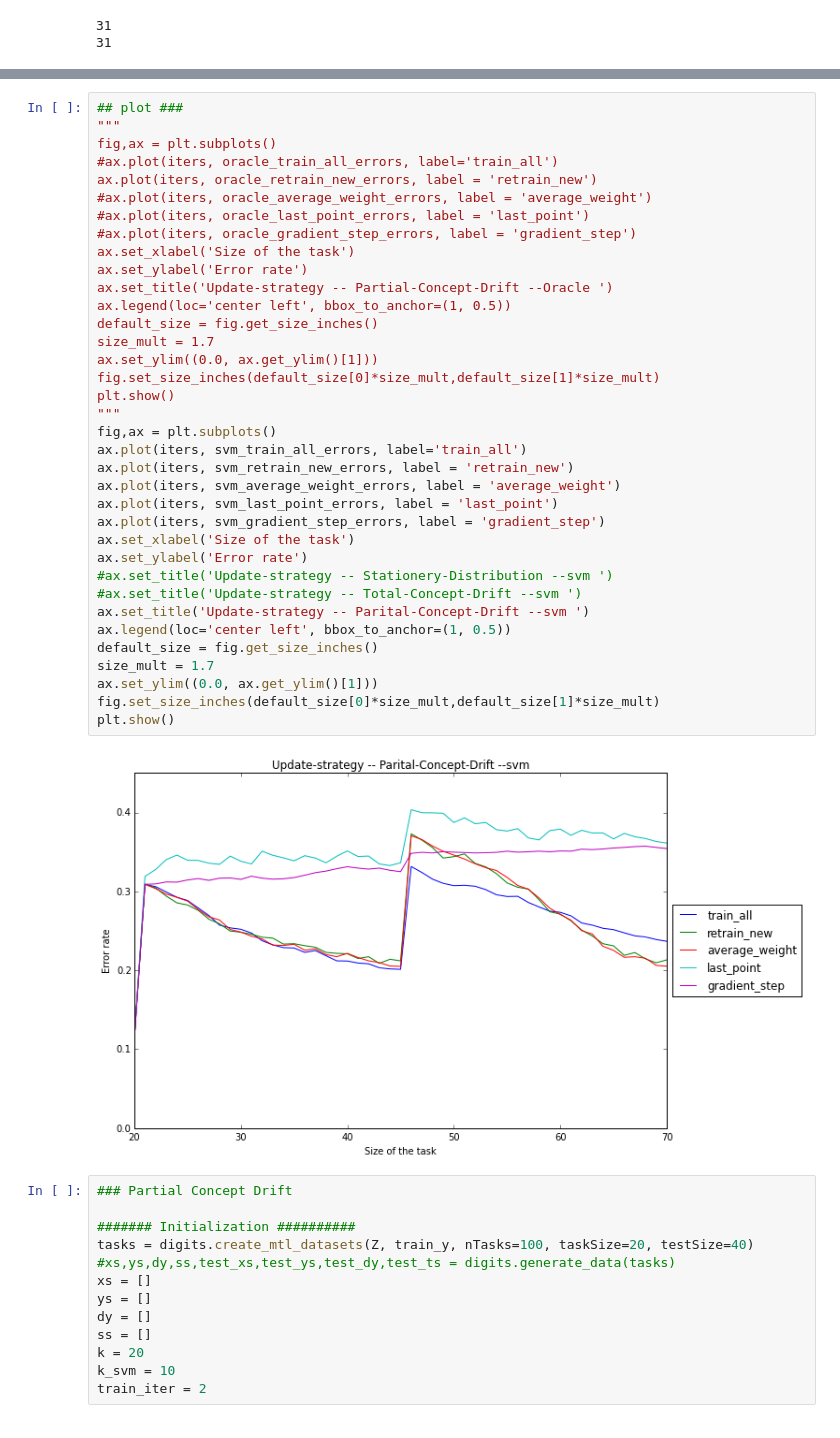
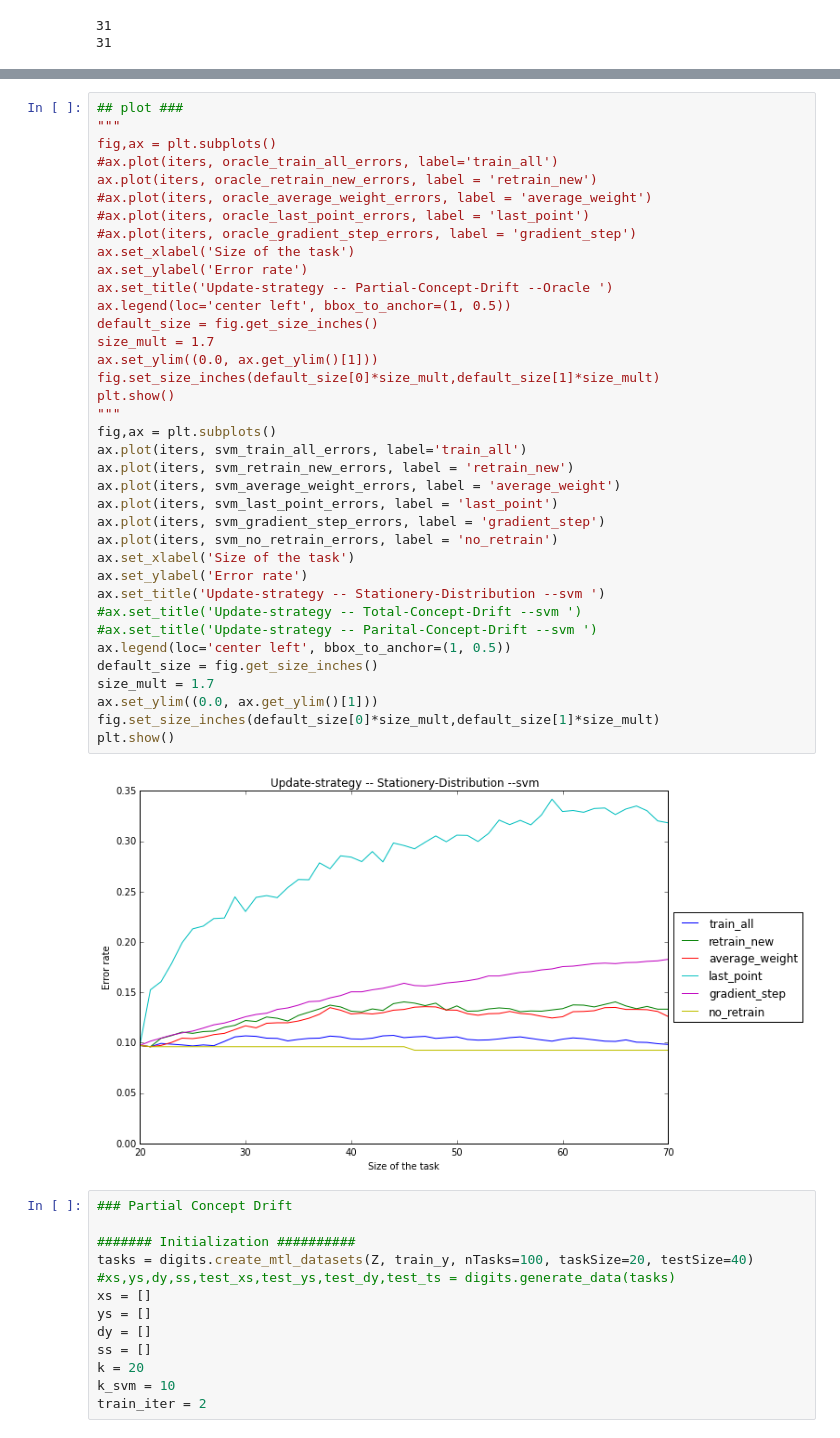
Before and after one commit to xinw1012/sigmod_code, a Jupyter notebook: update_strategy/Update_strategy.ipynb, the cells around one changed output, grey strips where cells are left out. Cells and saved outputs as stored; diff of their text form.

```diff
--- a/update_strategy/Update_strategy.ipynb
+++ b/update_strategy/Update_strategy.ipynb
@@ -408,36 +419,37 @@ fig,ax = plt.subplots()
 ax.plot(iters, oracle_retrain_new_errors, label = 'retrain_new')
 #ax.plot(iters, oracle_average_weight_errors, label = 'average_weight')
 #ax.plot(iters, oracle_last_point_errors, label = 'last_point')
 #ax.plot(iters, oracle_gradient_step_errors, label = 'gradient_step')
 ax.set_xlabel('Size of the task')
 ax.set_ylabel('Error rate')
 ax.set_title('Update-strategy -- Partial-Concept-Drift --Oracle ')
 ax.legend(loc='center left', bbox_to_anchor=(1, 0.5))
 default_size = fig.get_size_inches()
 size_mult = 1.7
 ax.set_ylim((0.0, ax.get_ylim()[1]))
 fig.set_size_inches(default_size[0]*size_mult,default_size[1]*size_mult)
 plt.show()
 """
 fig,ax = plt.subplots()
 ax.plot(iters, svm_train_all_errors, label='train_all')
 ax.plot(iters, svm_retrain_new_errors, label = 'retrain_new')
 ax.plot(iters, svm_average_weight_errors, label = 'average_weight')
 ax.plot(iters, svm_last_point_errors, label = 'last_point')
 ax.plot(iters, svm_gradient_step_errors, label = 'gradient_step')
+ax.plot(iters, svm_no_retrain_errors, label = 'no_retrain')
 ax.set_xlabel('Size of the task')
 ax.set_ylabel('Error rate')
-#ax.set_title('Update-strategy -- Stationery-Distribution --svm ')
+ax.set_title('Update-strategy -- Stationery-Distribution --svm ')
 #ax.set_title('Update-strategy -- Total-Concept-Drift --svm ')
-ax.set_title('Update-strategy -- Parital-Concept-Drift --svm ')
+#ax.set_title('Update-strategy -- Parital-Concept-Drift --svm ')
 ax.legend(loc='center left', bbox_to_anchor=(1, 0.5))
 default_size = fig.get_size_inches()
 size_mult = 1.7
 ax.set_ylim((0.0, ax.get_ylim()[1]))
 fig.set_size_inches(default_size[0]*size_mult,default_size[1]*size_mult)
 plt.show()
 # %% [output]
-[figure, old version]
+[figure, new version]
 # %%
 ### Partial Concept Drift
 
```
Also changed, not shown: parts of 24 cells of this notebook, 2 other files.
